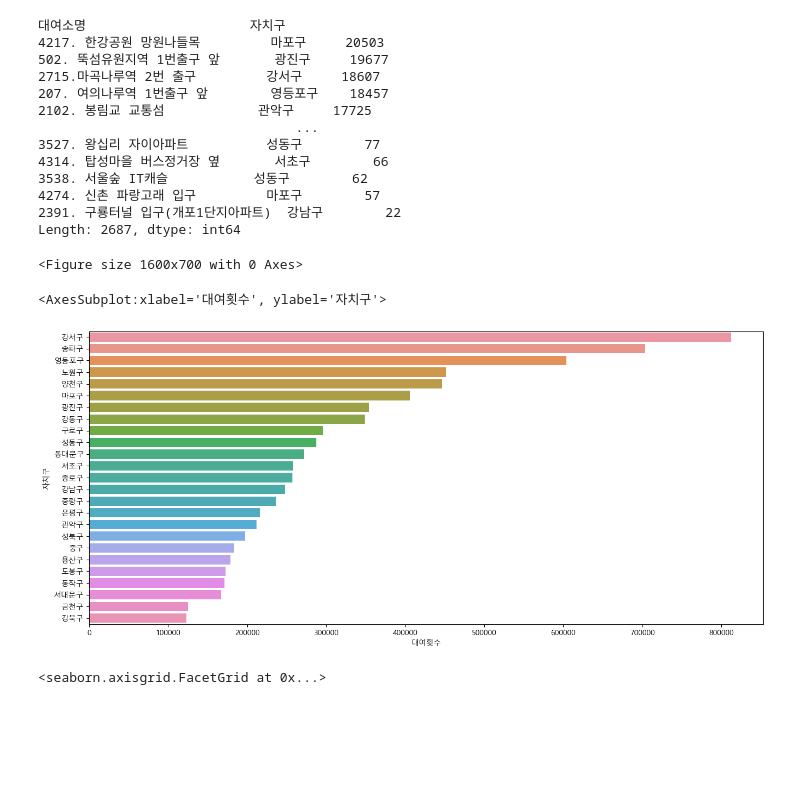
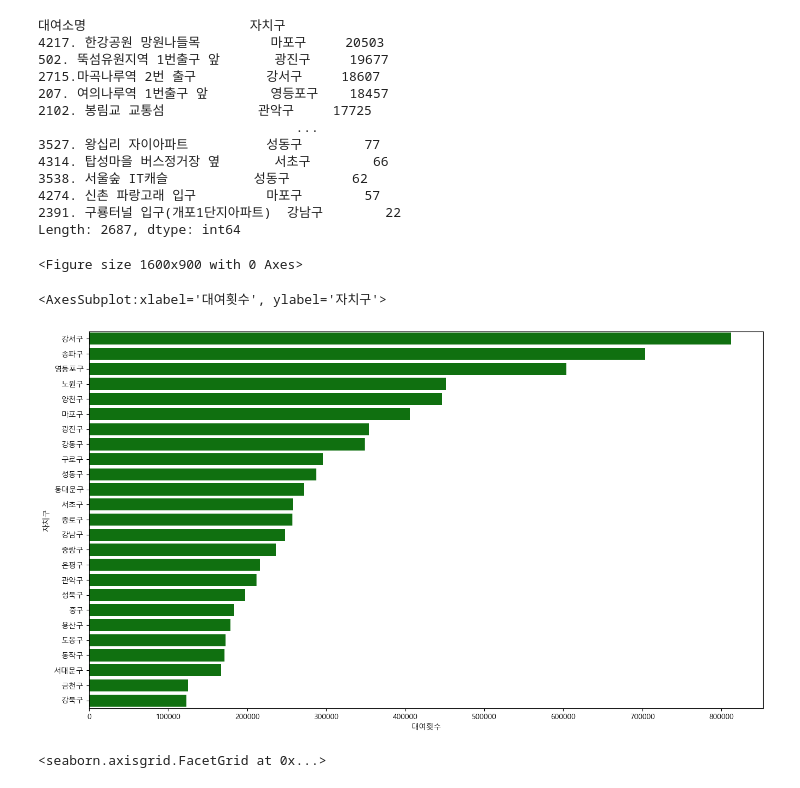
Before and after one commit to hhhhhhhhhjini/teamProject, a Jupyter notebook: 세미프로젝트 코드수정.ipynb, the cells around one changed output. Cells and saved outputs as stored; diff of their text form; code cells hidden in the pictures; blank space fills up the shorter version.

```diff
--- a/세미프로젝트 코드수정.ipynb
+++ b/세미프로젝트 코드수정.ipynb
@@ -253,15 +253,15 @@ Length: 2687, dtype: int64
 # %%
 # total 자치구별 대여횟수 시각화
 total_p=pd.DataFrame(c_data)
 total_p.columns=['대여횟수']
 total_p['자치구'] = total_p.index
-plt.figure(figsize = (16, 7))
-sns.barplot(data = total_p, x ='대여횟수', y = '자치구')
+plt.figure(figsize = (16, 9))
+sns.barplot(data = total_p, x ='대여횟수', y = '자치구', color='g')
 plt.show()
 # %% [output]
-<Figure size 1600x700 with 0 Axes>
+<Figure size 1600x900 with 0 Axes>
 <AxesSubplot:xlabel='대여횟수', ylabel='자치구'>
-[figure, old version]
+[figure, new version]
 # %%
 # 자치구 별 대여소갯수
 a_area =pd.DataFrame(dataset1['자치구'].value_counts())
```
Also changed, not shown: parts of 9 cells of this notebook.
